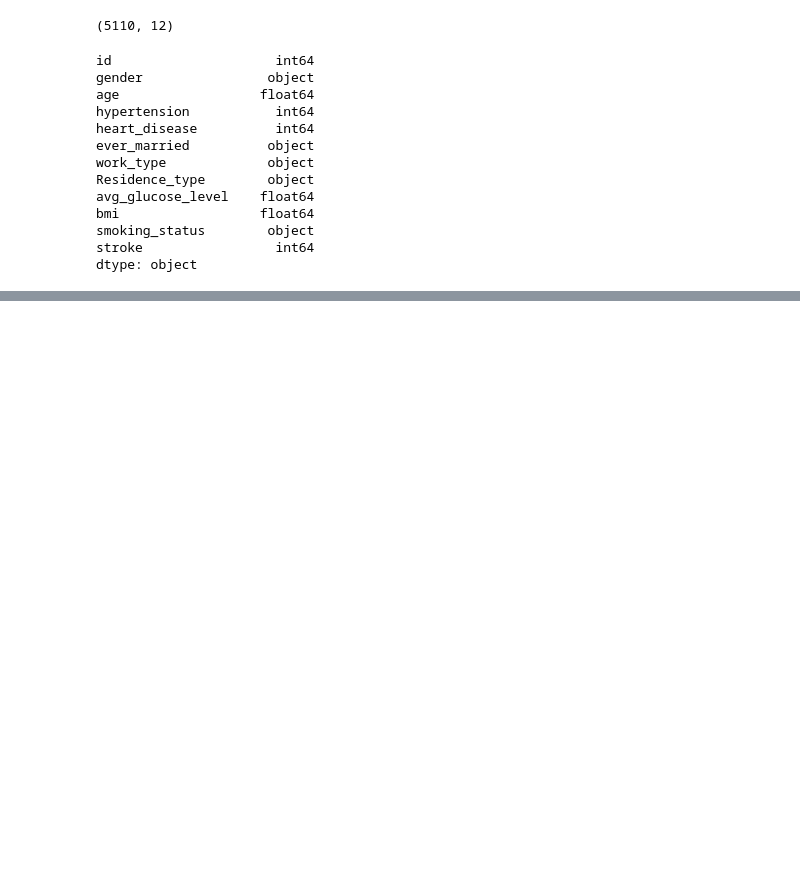
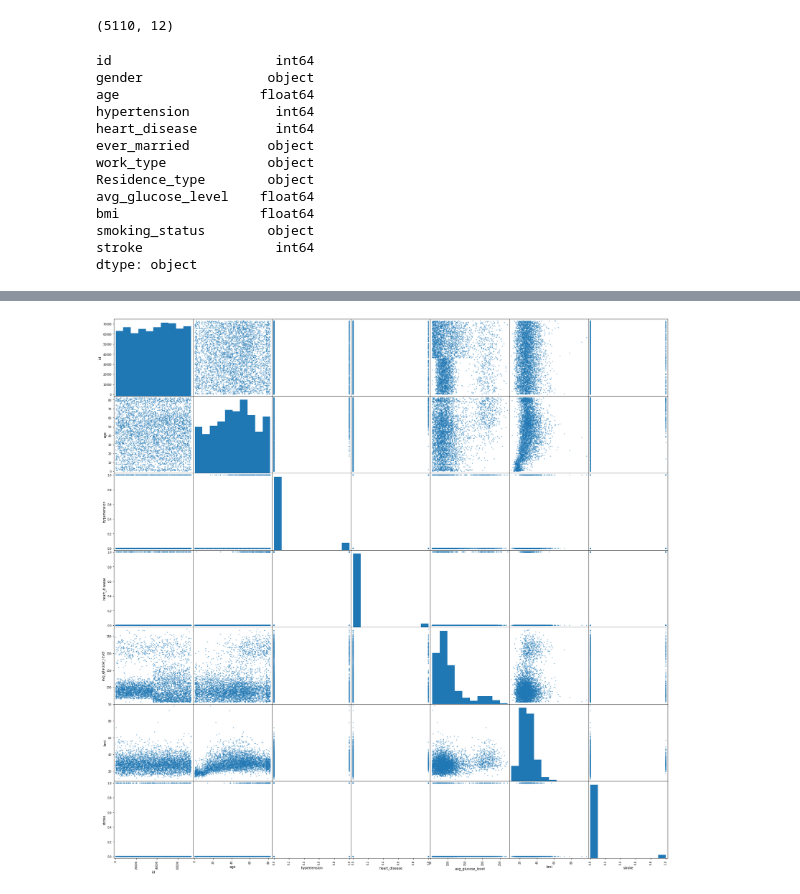
Before and after one commit to Jacobheyman702/Stroke_Classification-, a Jupyter notebook: Untitled.ipynb, the cells around one changed output, grey strips where cells are left out. Saved outputs shown, nothing was run; the diff lists cells and outputs as text; code cells hidden in the pictures; blank space fills up the shorter version.

```diff
--- a/Untitled.ipynb
+++ b/Untitled.ipynb
@@ -35,0 +67,2 @@ dtype: object
+# %%
+df.dropna(inplace=True)
@@ -35,0 +85,4 @@ dtype: object
+# %%
+pd.plotting.scatter_matrix(df, figsize = [30,30]);
+plt.show()
+# %% [output]
@@ -35,0 +91 @@ dtype: object
+[figure, added]
```
Also changed, not shown: parts of 5 cells of this notebook.
